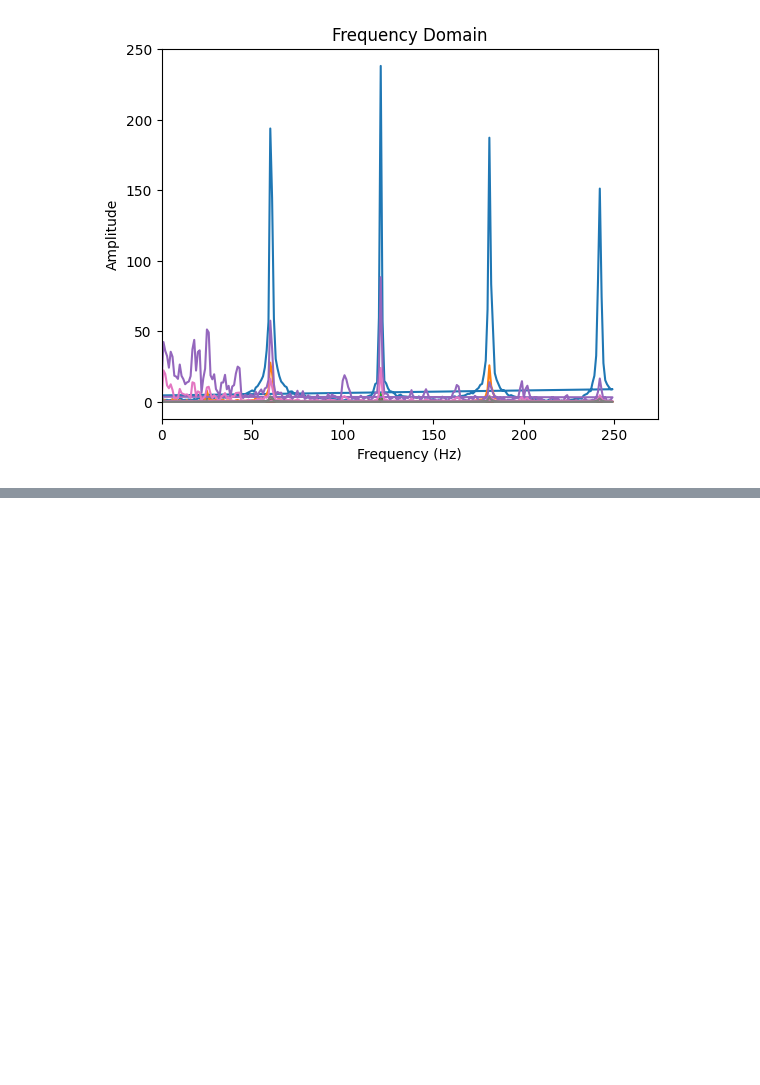
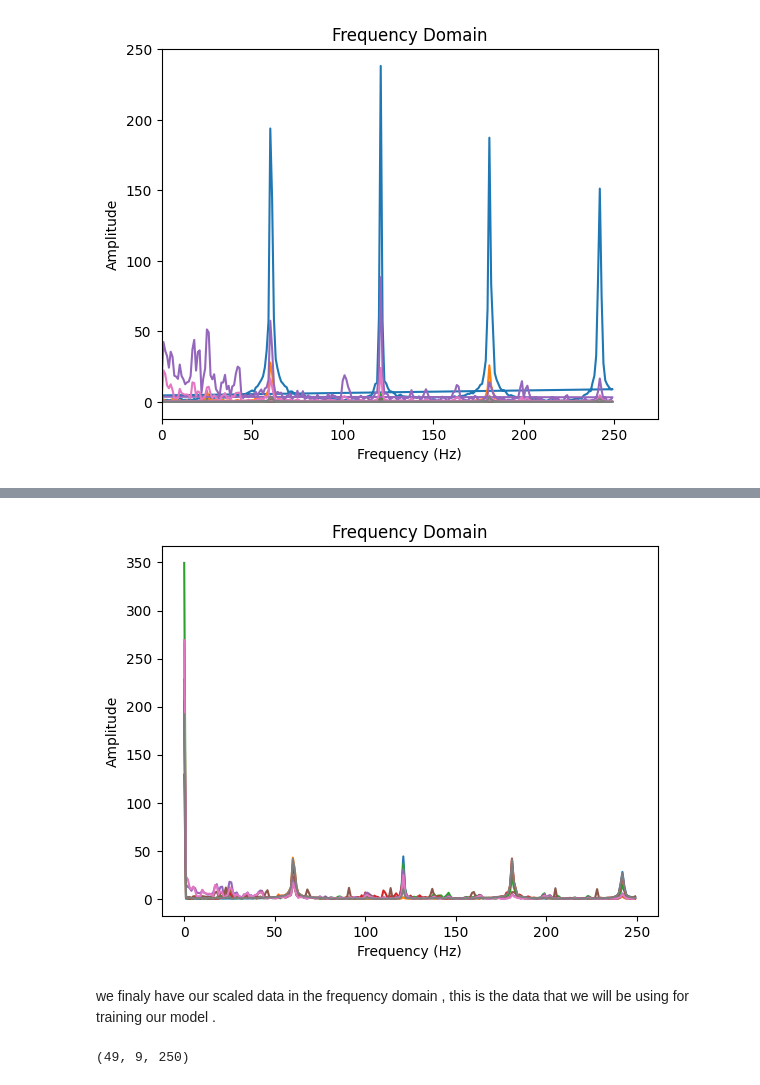
Before and after one commit to nassim1014/ISCF-Project, a Jupyter notebook: code.ipynb, the cells around one changed output, grey strips where cells are left out. Cells and saved outputs as stored; diff of their text form; code cells hidden in the pictures; blank space fills up the shorter version.

```diff
--- a/code.ipynb
+++ b/code.ipynb
@@ -225,0 +363,29 @@ plt.show()
+# %%
+fig, ax = plt.subplots()
+
+n = int(len(scaled_normal_X_tensor_data[0][0]))
+t = np.linspace(0, 1, n, endpoint=False)
+
+for sensor in range(8):
+    # Assuming 'signal' is your time series data
+    signal = scaled_normal_X_tensor_data[0][sensor]
+
+    # Compute FFT
+    fft_result = np.fft.fft(signal)
+    freq = np.fft.fftfreq(len(signal), d=t[1]-t[0])
+
+    # Get only the positive frequencies
+    positive_freq_mask = freq >= 0
+    positive_freq = freq[positive_freq_mask]
+    positive_fft_result = fft_result[positive_freq_mask]
+
+    # Now, 'positive_freq' and 'positive_fft_result' contain only the positive frequencies and corresponding FFT values.
+
+    ax.plot(positive_freq, np.abs(positive_fft_result))
+    plt.title('Frequency Domain')
+    plt.xlabel('Frequency (Hz)')
+    plt.ylabel('Amplitude')
+
+        #ax.plot(freq, np.abs(fft_result))
+# %% [output]
+[figure, added]
@@ -225,0 +412,2 @@ plt.show()
+# %% [markdown]
+we finaly have our scaled data in the frequency domain , this is the data that we will be using for training our model .
@@ -225,0 +416,4 @@ plt.show()
+# %%
+scaled_normal_X_tensor_data_freq_domain.numpy()
+# %% [output]
+(49, 9, 250)
```
Also changed, not shown: parts of 67 cells of this notebook.
